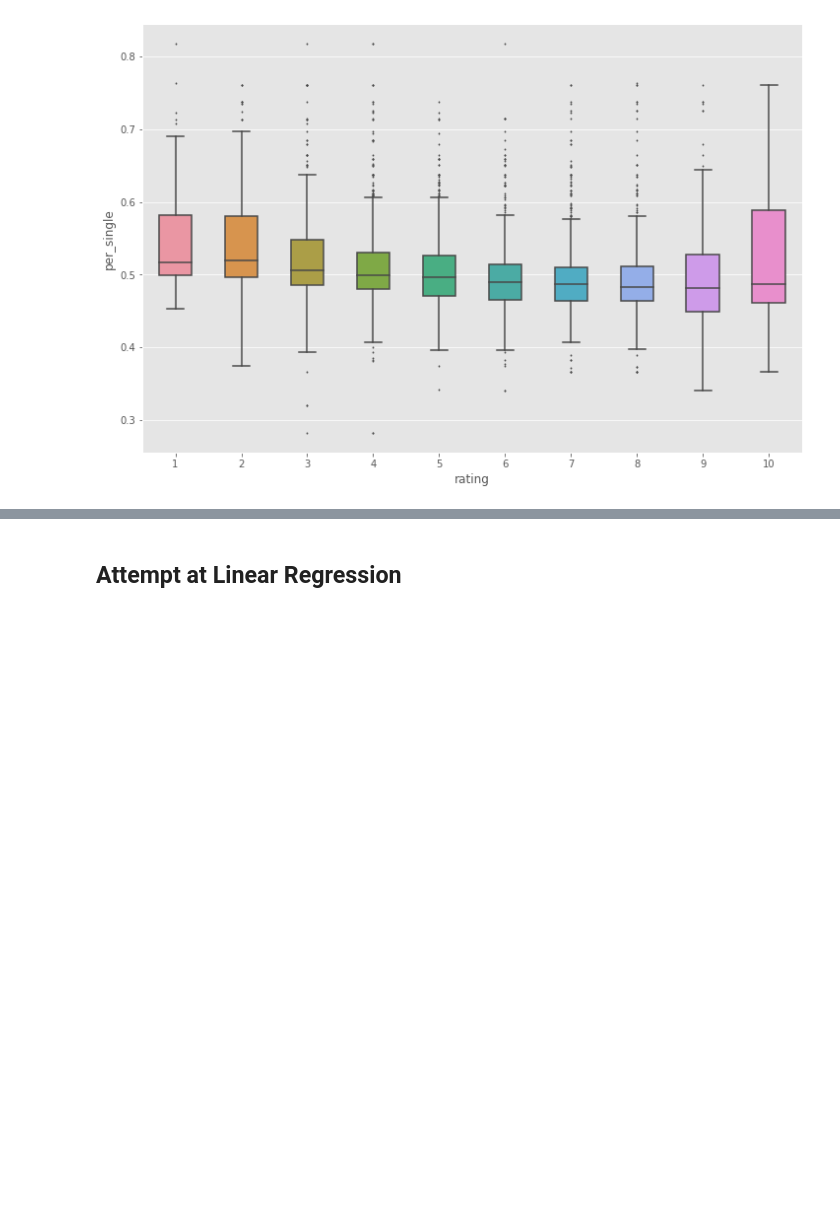
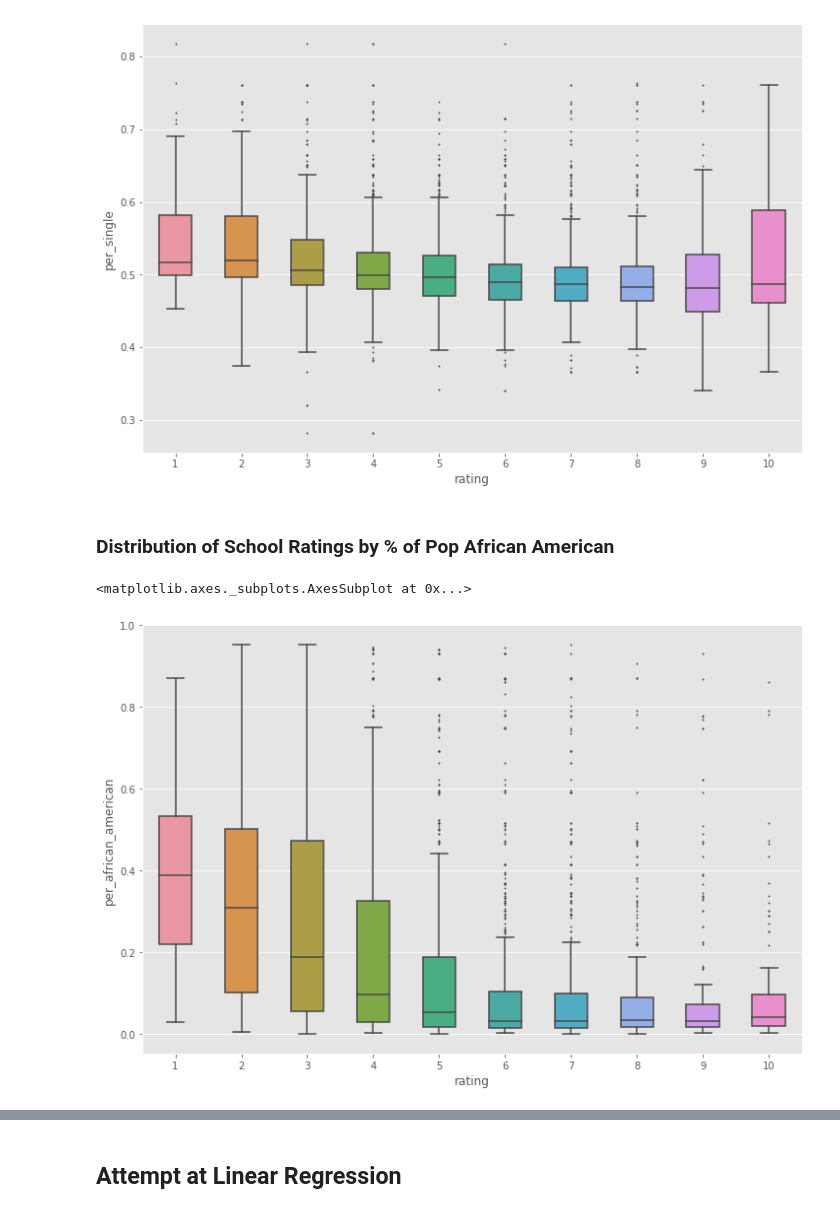
Before and after one commit to jordanrunge/greatschools_rating_analysis, a Jupyter notebook: playground.ipynb, the cells around one changed output, grey strips where cells are left out. Saved outputs shown, nothing was run; the diff lists cells and outputs as text; code cells hidden in the pictures; blank space fills up the shorter version.

```diff
--- a/playground.ipynb
+++ b/playground.ipynb
@@ -248,3 +338,12 @@ sns.boxplot(x=gs_income['rating'], y=gs_income['per_single'],
 # %% [output]
 <matplotlib.axes._subplots.AxesSubplot at 0x...>
 [figure]
+# %% [markdown]
+### Distribution of School Ratings by % of Pop African American
+# %%
+plt.figure(figsize=(12,8))
+sns.boxplot(x=gs_income_demo['rating'], y=gs_income_demo['per_african_american'],
+            fliersize=1, width=.5)
+# %% [output]
+<matplotlib.axes._subplots.AxesSubplot at 0x...>
+[figure, added]
```
Also changed, not shown: parts of 49 cells of this notebook, 3 other files.
